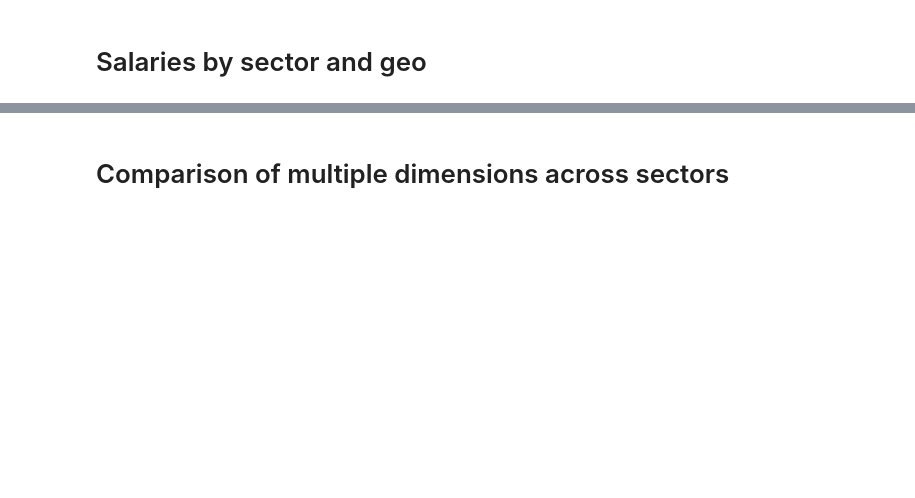
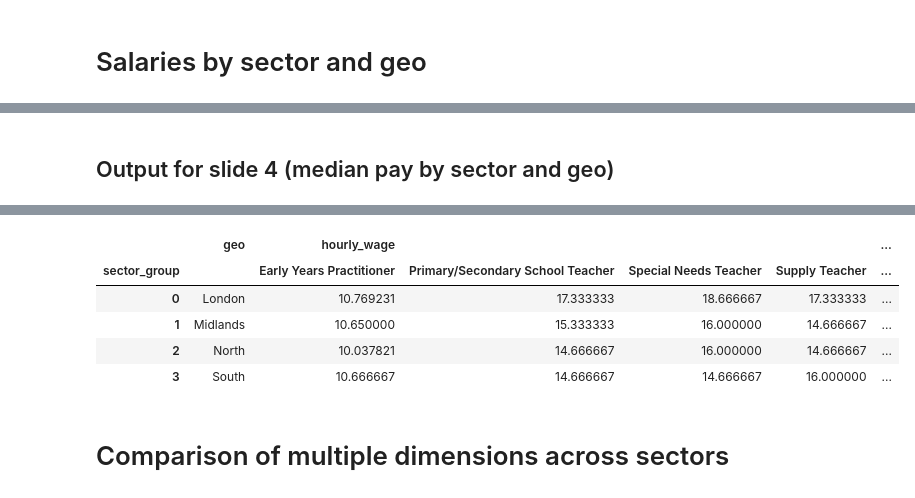
Before and after one commit to nestauk/dap_job_quality, a Jupyter notebook: dap_job_quality/analysis/afs_analysis/afs_analysis.ipynb, the cells around one changed output, grey strips where cells are left out. Cells and saved outputs as stored; diff of their text form; code cells hidden in the pictures; blank space fills up the shorter version.

```diff
--- a/dap_job_quality/analysis/afs_analysis/afs_analysis.ipynb
+++ b/dap_job_quality/analysis/afs_analysis/afs_analysis.ipynb
@@ -145,5 +262,8 @@ afs_sample_enhanced_w_salaries[['geo', 'sector_group', 'hourly_wage']].to_csv('o
+# %% [markdown]
+## Output for slide 4 (median pay by sector and geo)
 # %%
 geo_median_wage_sector = afs_sample_enhanced_w_salaries.groupby(['geo', 'sector_group']).agg({'hourly_wage':'median'}).unstack(fill_value=0).reset_index()
 geo_median_wage_sector.to_csv('outputs/geo_median_wage_sector.csv', index=False)
-# geo_median_wage_sector
+save_to_s3(BUCKET_NAME, geo_median_wage_sector, f'{S3_OUT_PATH}/geo_median_wage_sector.csv')
 geo_median_wage_sector
+# %% [output]
@@ -150,3 +271,9 @@ geo_median_wage_sector
+|  | geo | hourly_wage |  |  |  | ... |
+| sector_group |  | Early Years Practitioner | Primary/Secondary School Teacher | Special Needs Teacher | Supply Teacher | ... |
+| 0 | London | 10.769231 | 17.333333 | 18.666667 | 17.333333 | ... |
+| 1 | Midlands | 10.650000 | 15.333333 | 16.000000 | 14.666667 | ... |
+| 2 | North | 10.037821 | 14.666667 | 16.000000 | 14.666667 | ... |
+| 3 | South | 10.666667 | 14.666667 | 14.666667 | 16.000000 | ... |
 # %% [markdown]
 # Comparison of multiple dimensions across sectors
 # %%
```
Also changed, not shown: parts of 45 cells of this notebook.
